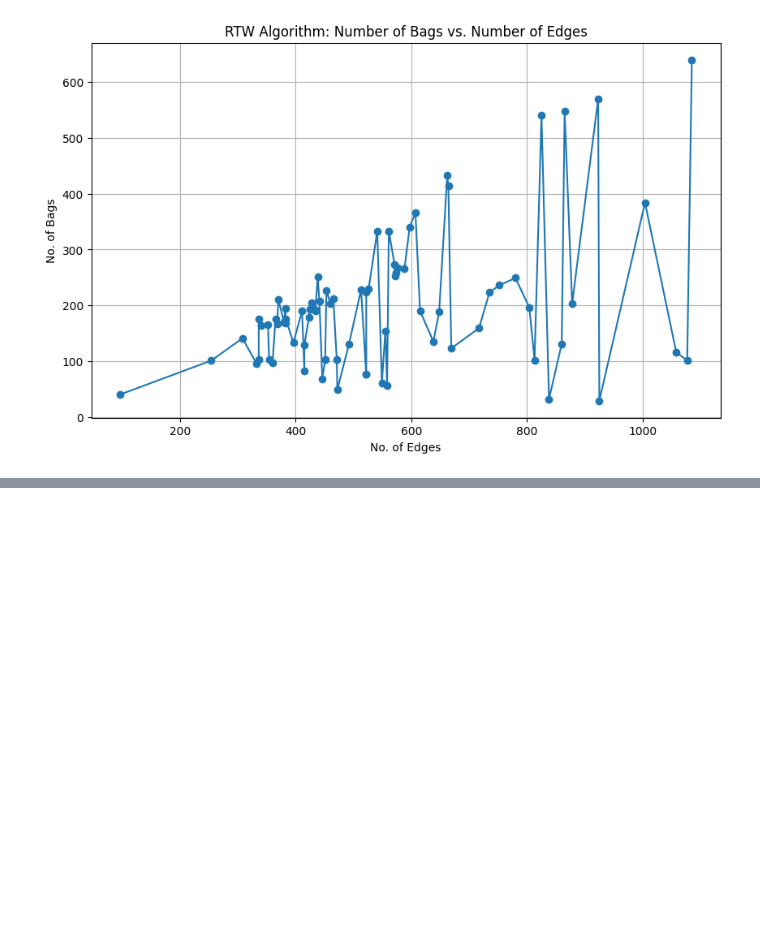
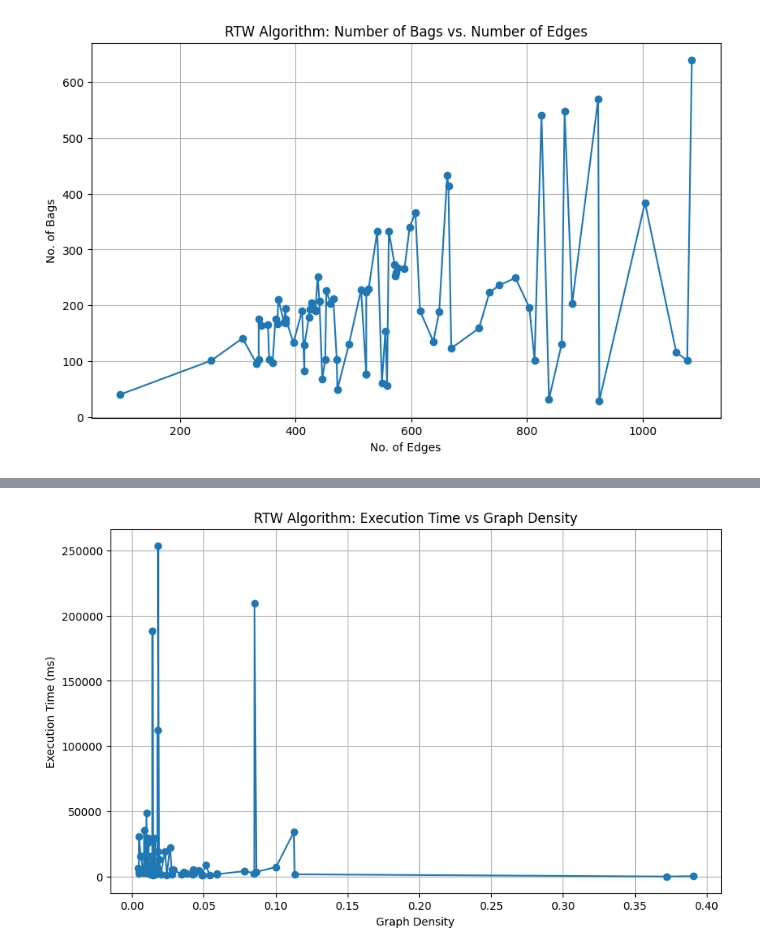
Before and after one commit to 1905046-NiazRahman/CSE462-Project, a Jupyter notebook: exact/results.ipynb, the cells around one changed output, grey strips where cells are left out. Cells and saved outputs as stored; diff of their text form; code cells hidden in the pictures; blank space fills up the shorter version.

```diff
--- a/exact/results.ipynb
+++ b/exact/results.ipynb
@@ -186,0 +210,23 @@ plt.show()
+# %%
+# Combine density with time and bags for sorting
+combined_density_time = list(zip(density_values, time_values))
+combined_density_bags = list(zip(density_values, nbags_values))
+
+# Sort the combined lists based on density
+sorted_combined_time = sorted(combined_density_time)
+sorted_combined_bags = sorted(combined_density_bags)
+
+# Unzip the sorted lists back into separate lists
+sorted_density_values_time, sorted_time_values = zip(*sorted_combined_time)
+sorted_density_values_bags, sorted_nbags_values = zip(*sorted_combined_bags)
+# %%
+# Plot Density vs Execution Time
+plt.figure(figsize=(10, 6))
+plt.plot(sorted_density_values_time, sorted_time_values, marker='o', linestyle='-')
+plt.xlabel('Graph Density')
+plt.ylabel('Execution Time (ms)')
+plt.title('RTW Algorithm: Execution Time vs Graph Density')
+plt.grid(True)
+plt.show()
+# %% [output]
+[figure, added]
```
Also changed, not shown: parts of 3 cells of this notebook.
